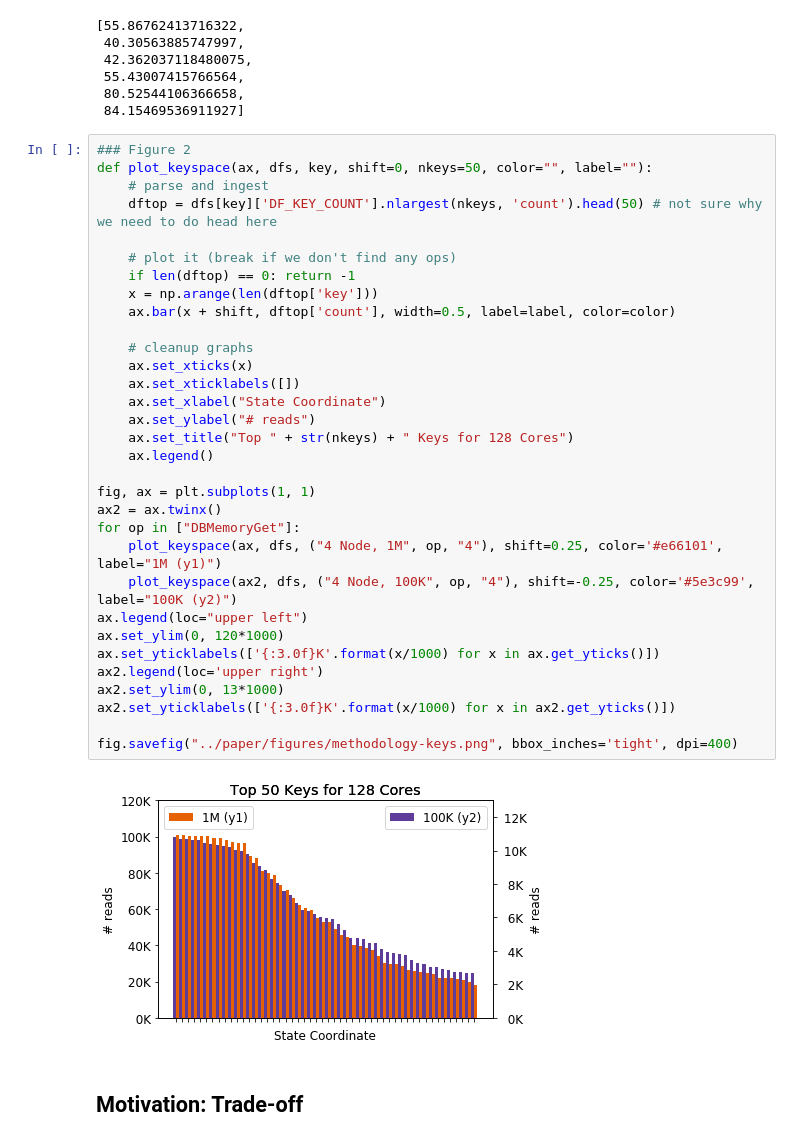
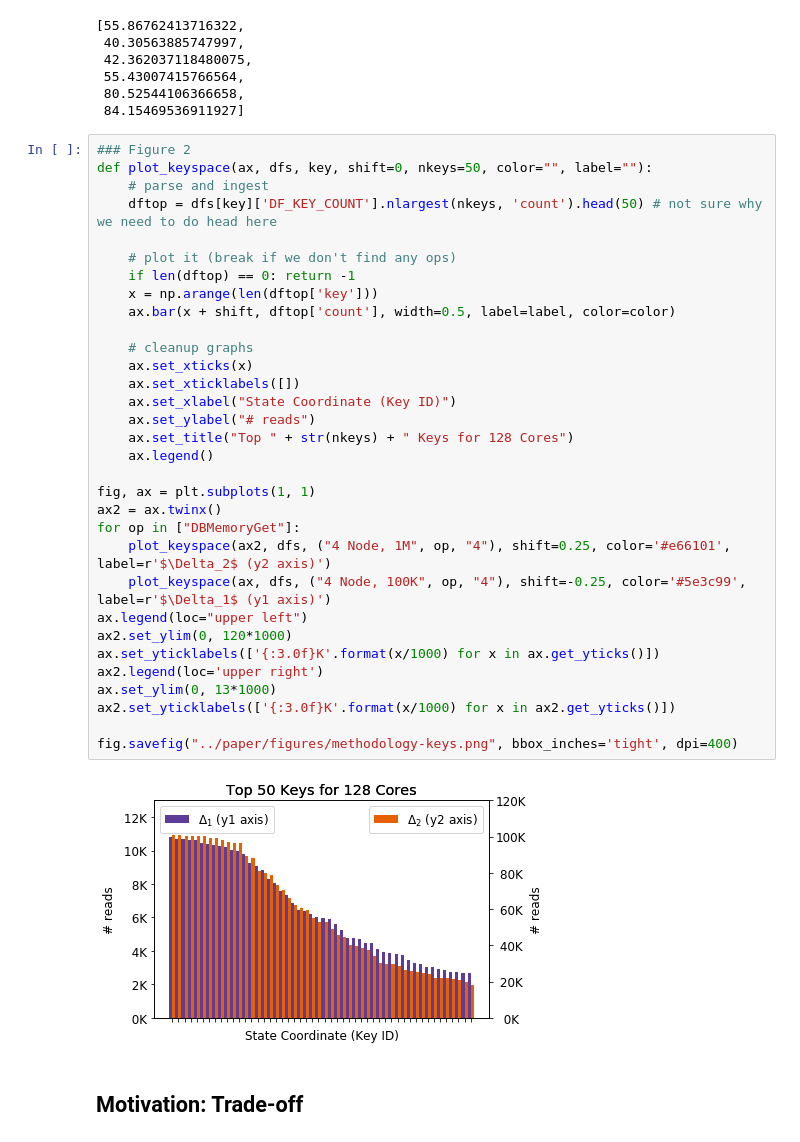
Before and after one commit to michaelsevilla/parsplice-popper, a Jupyter notebook: viz/viz-paper.ipynb, the cells around one changed output. Saved outputs shown, nothing was run; the diff lists cells and outputs as text.

```diff
--- a/viz/viz-paper.ipynb
+++ b/viz/viz-paper.ipynb
@@ -183,37 +183,37 @@ fig.savefig("../paper/figures/methodology-keyspace.png", bbox_inches='tight', dp
 # %%
 ### Figure 2
 def plot_keyspace(ax, dfs, key, shift=0, nkeys=50, color="", label=""):
     # parse and ingest
     dftop = dfs[key]['DF_KEY_COUNT'].nlargest(nkeys, 'count').head(50) # not sure why we need to do head here
 
     # plot it (break if we don't find any ops)
     if len(dftop) == 0: return -1
     x = np.arange(len(dftop['key']))
     ax.bar(x + shift, dftop['count'], width=0.5, label=label, color=color)
 
     # cleanup graphs
     ax.set_xticks(x)
     ax.set_xticklabels([])
-    ax.set_xlabel("State Coordinate")
+    ax.set_xlabel("State Coordinate (Key ID)")
     ax.set_ylabel("# reads")
     ax.set_title("Top " + str(nkeys) + " Keys for 128 Cores")
     ax.legend()
 
 fig, ax = plt.subplots(1, 1)
 ax2 = ax.twinx()
 for op in ["DBMemoryGet"]:
-    plot_keyspace(ax, dfs, ("4 Node, 1M", op, "4"), shift=0.25, color='#e66101', label="1M (y1)")
-    plot_keyspace(ax2, dfs, ("4 Node, 100K", op, "4"), shift=-0.25, color='#5e3c99', label="100K (y2)")
+    plot_keyspace(ax2, dfs, ("4 Node, 1M", op, "4"), shift=0.25, color='#e66101', label=r'$\Delta_2$ (y2 axis)')
+    plot_keyspace(ax, dfs, ("4 Node, 100K", op, "4"), shift=-0.25, color='#5e3c99', label=r'$\Delta_1$ (y1 axis)')
 ax.legend(loc="upper left")
-ax.set_ylim(0, 120*1000)
+ax2.set_ylim(0, 120*1000)
 ax.set_yticklabels(['{:3.0f}K'.format(x/1000) for x in ax.get_yticks()])
 ax2.legend(loc='upper right')
-ax2.set_ylim(0, 13*1000)
+ax.set_ylim(0, 13*1000)
 ax2.set_yticklabels(['{:3.0f}K'.format(x/1000) for x in ax2.get_yticks()])
 
 fig.savefig("../paper/figures/methodology-keys.png", bbox_inches='tight', dpi=400)
 # %% [output]
-[figure, old version]
+[figure, new version]
 # %% [markdown]
 ## Motivation: Trade-off
 # %%
```
Also changed, not shown: parts of 3 cells of this notebook, 16 other files.
